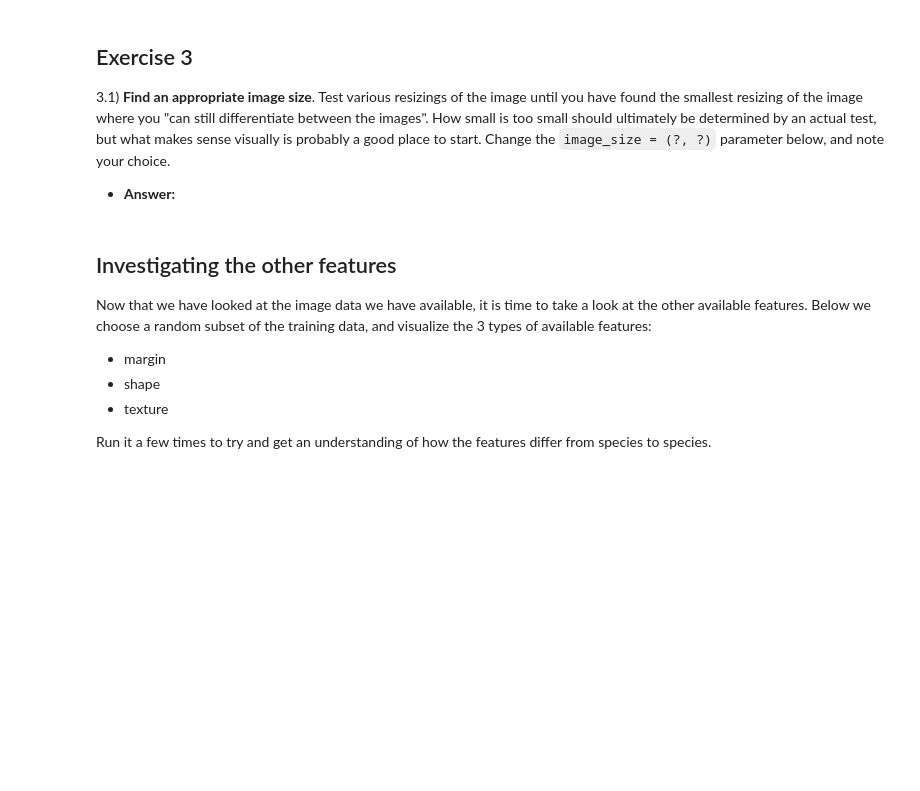
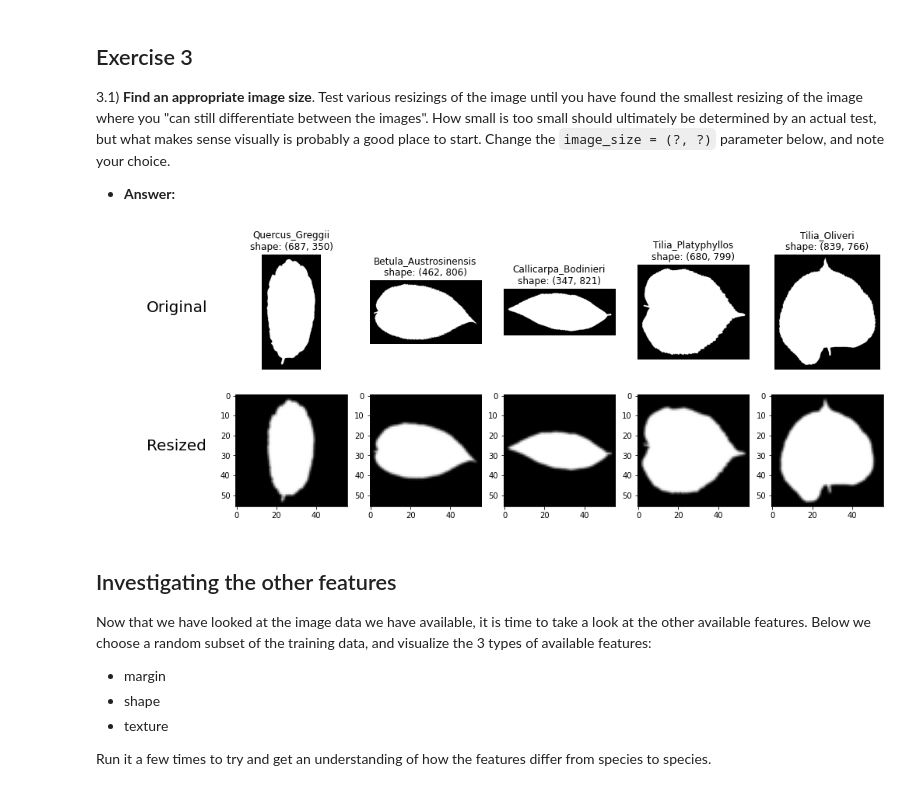
Before and after one commit to siddhijain25/02456-deep-learning-with-PyTorch, a Jupyter notebook: 6_Mini_Project/6.1-EXE-Kaggle-Leaf-Challenge.ipynb, the cells around one changed output. Cells and saved outputs as stored; diff of their text form; code cells hidden in the pictures; blank space fills up the shorter version.

```diff
--- a/6_Mini_Project/6.1-EXE-Kaggle-Leaf-Challenge.ipynb
+++ b/6_Mini_Project/6.1-EXE-Kaggle-Leaf-Challenge.ipynb
@@ -182,7 +202,7 @@ Change the `image_size = (?, ?)` parameter below, and note your choice.
  * **Answer:**
 # %%
 ## Image pre-processing
-image_size = (?, ?)  # <-- YOUR CODE HERE
+image_size = (56, 56)  # <-- YOUR CODE HERE
 
 # Amount of images
 amount = 5
@@ -192,33 +212,35 @@ image_sample = np.random.choice(train_images, amount)
 fig = plt.figure(figsize=(18, 6))
 
 # Save original images in the figure
 ax = plt.subplot(2, amount + 1, 1)
 txt = ax.text(0.4, 0.5, 'Original', fontsize=20)
 txt.set_clip_on(False)
 plt.axis('off')
 for i, path in enumerate(image_sample):
     plt.subplot(2, amount + 1, i + 2)
     image = imread(path, as_gray=True)
     plt.imshow(image, cmap='gray')
     _id = int(path.split('/')[-1].split('.')[0])
     plt.title("{0}\nshape: {1}".format(train[train.id == _id].species.values[0], image.shape))
     plt.axis('off')
 
 # Save resized images in the figure
 ax = plt.subplot(2, amount + 1, len(image_sample) + 2)
 txt = ax.text(0.4, 0.5, 'Resized', fontsize=20)
 txt.set_clip_on(False)
 plt.axis('off')
 for i, path in enumerate(image_sample):
     i += len(image_sample) + 3
     plt.subplot(2, amount + 1, i)
     image = imread(path, as_gray=True)
     image = data_utils.pad2square(image)  # Make the image square
     image = resize(image, output_shape=image_size, mode='reflect', anti_aliasing=True)  # resizes the image
     plt.imshow(image, cmap='gray')
 
 # Show plot
 plt.show()
+# %% [output]
+[figure, added]
 # %% [markdown]
 ## Investigating the other features
 
```
Also changed, not shown: parts of 19 cells of this notebook.
